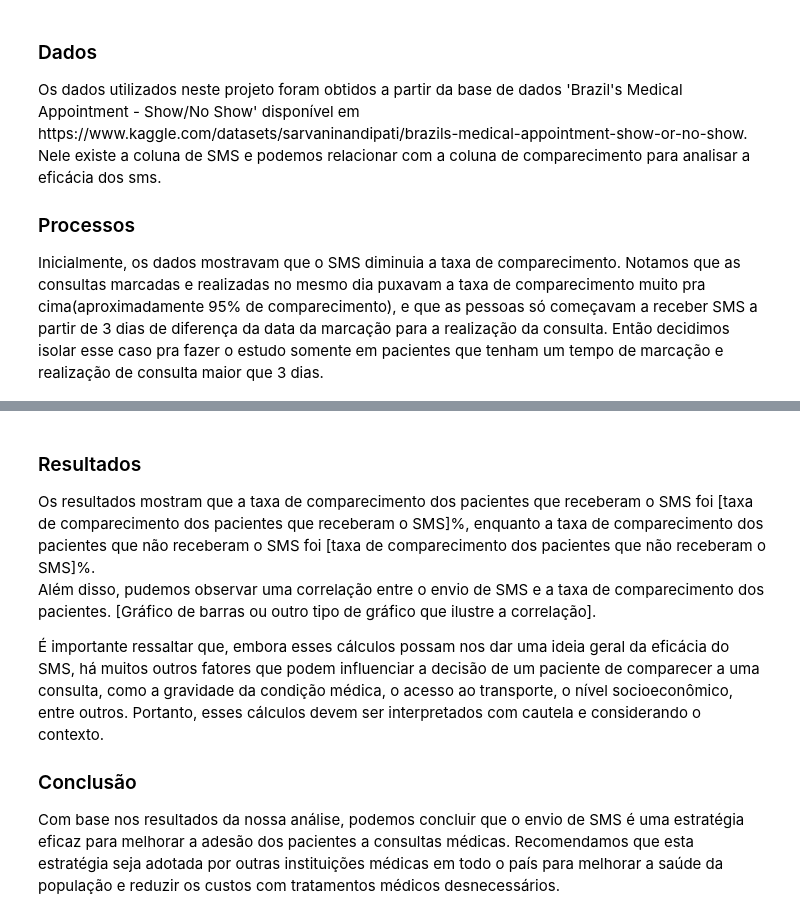
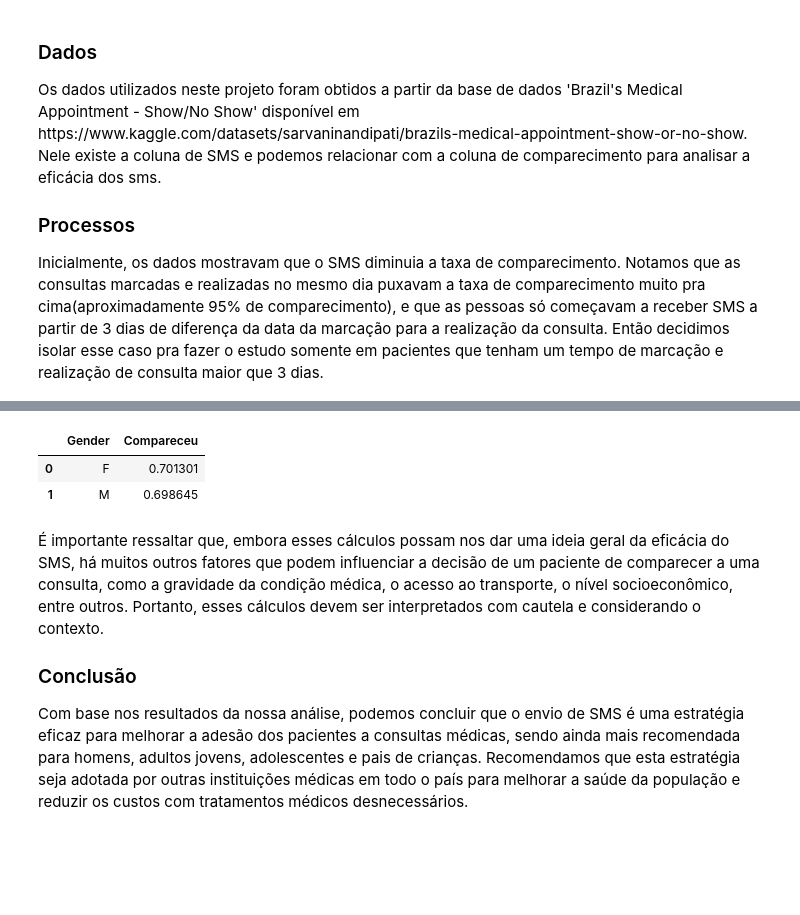
Before and after one commit to ViniciusPeixoto/data4all_EDA, a Jupyter notebook: parte_mateus.ipynb, the cells around one changed output, grey strips where cells are left out. Drawn from its saved outputs; the diff is of its cells as text; code cells hidden in the pictures; blank space fills up the shorter version.

```diff
--- a/parte_mateus.ipynb
+++ b/parte_mateus.ipynb
@@ -527,14 +526,15 @@ df_3plus.head()
+# %%
+sms_received_by_gender = df_3plus.groupby(['Gender'])['Compareceu'].mean().reset_index()
+sms_received_by_gender
+# %% [output]
+|  | Gender | Compareceu |
+| 0 | F | 0.701301 |
+| 1 | M | 0.698645 |
 # %% [markdown]
 
 
 
-
-<h3>Resultados</h3>
-Os resultados mostram que a taxa de comparecimento dos pacientes que receberam o SMS foi [taxa de comparecimento dos pacientes que receberam o SMS]%, enquanto a taxa de comparecimento dos pacientes que não receberam o SMS foi [taxa de comparecimento dos pacientes que não receberam o SMS]%.
-
-Além disso, pudemos observar uma correlação entre o envio de SMS e a taxa de comparecimento dos pacientes. [Gráfico de barras ou outro tipo de gráfico que ilustre a correlação].
-
 É importante ressaltar que, embora esses cálculos possam nos dar uma ideia geral da eficácia do SMS, há muitos outros fatores que podem influenciar a decisão de um paciente de comparecer a uma consulta, como a gravidade da condição médica, o acesso ao transporte, o nível socioeconômico, entre outros. Portanto, esses cálculos devem ser interpretados com cautela e considerando o contexto.
 
 <h3>Conclusão</h3>
-Com base nos resultados da nossa análise, podemos concluir que o envio de SMS é uma estratégia eficaz para melhorar a adesão dos pacientes a consultas médicas. Recomendamos que esta estratégia seja adotada por outras instituições médicas em todo o país para melhorar a saúde da população e reduzir os custos com tratamentos médicos desnecessários.
+Com base nos resultados da nossa análise, podemos concluir que o envio de SMS é uma estratégia eficaz para melhorar a adesão dos pacientes a consultas médicas, sendo ainda mais recomendada para homens, adultos jovens, adolescentes e pais de crianças. Recomendamos que esta estratégia seja adotada por outras instituições médicas em todo o país para melhorar a saúde da população e reduzir os custos com tratamentos médicos desnecessários.
```
Also changed, not shown: parts of 16 cells of this notebook.
